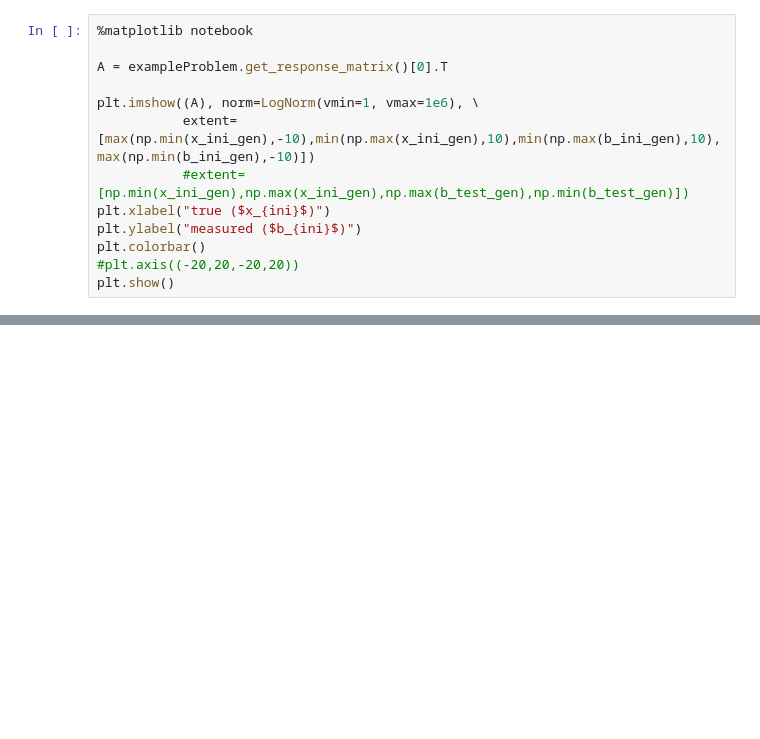
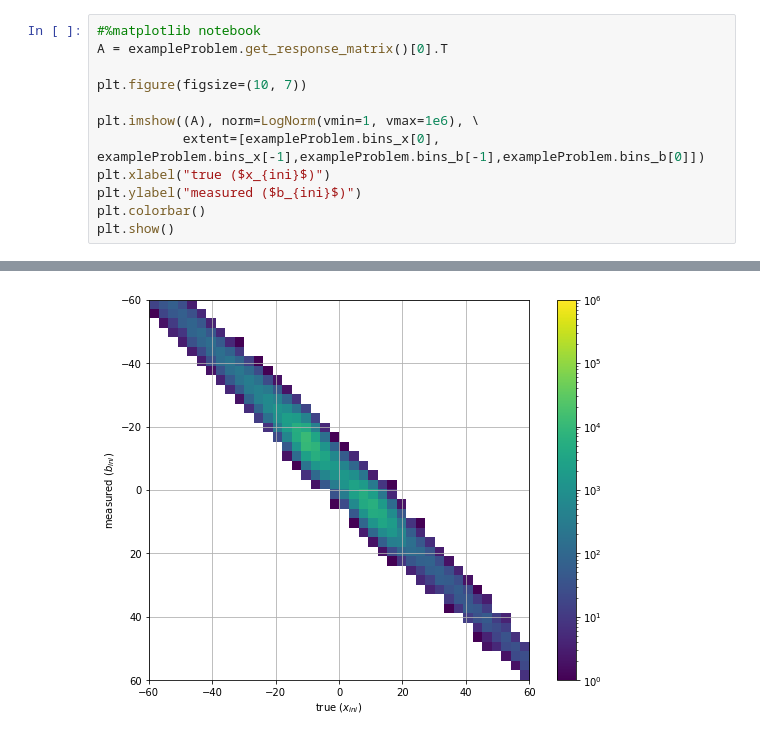
Before and after one commit to dim02/svdUnfold, a Jupyter notebook: svdUnfold.ipynb, the cells around one changed output, grey strips where cells are left out. Drawn from its saved outputs; the diff is of its cells as text; blank space fills up the shorter version.

```diff
--- a/svdUnfold.ipynb
+++ b/svdUnfold.ipynb
@@ -54,14 +56,13 @@ plt.plot(x, exampleProblem.test_distribution(x))
 # %%
-%matplotlib notebook
-
+#%matplotlib notebook
 A = exampleProblem.get_response_matrix()[0].T
 
+plt.figure(figsize=(10, 7))
+
 plt.imshow((A), norm=LogNorm(vmin=1, vmax=1e6), \
-           extent=[max(np.min(x_ini_gen),-10),min(np.max(x_ini_gen),10),min(np.max(b_ini_gen),10),max(np.min(b_ini_gen),-10)])
-           #extent=[np.min(x_ini_gen),np.max(x_ini_gen),np.max(b_test_gen),np.min(b_test_gen)])
+           extent=[exampleProblem.bins_x[0], exampleProblem.bins_x[-1],exampleProblem.bins_b[-1],exampleProblem.bins_b[0]])
 plt.xlabel("true ($x_{ini}$)")
 plt.ylabel("measured ($b_{ini}$)")
 plt.colorbar()
-#plt.axis((-20,20,-20,20))
 plt.show()
 # %% [output]
@@ -70 +69,2 @@ plt.show()
+[figure, added]
 # %%
```
Also changed, not shown: parts of 9 cells of this notebook, 1 other file.
